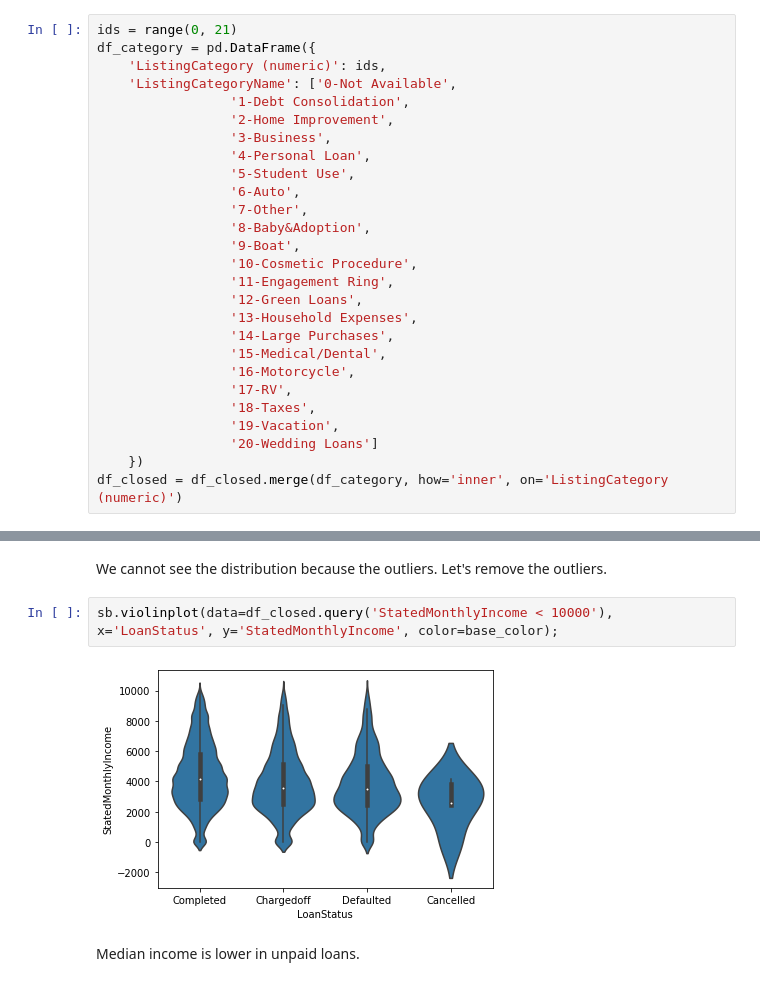
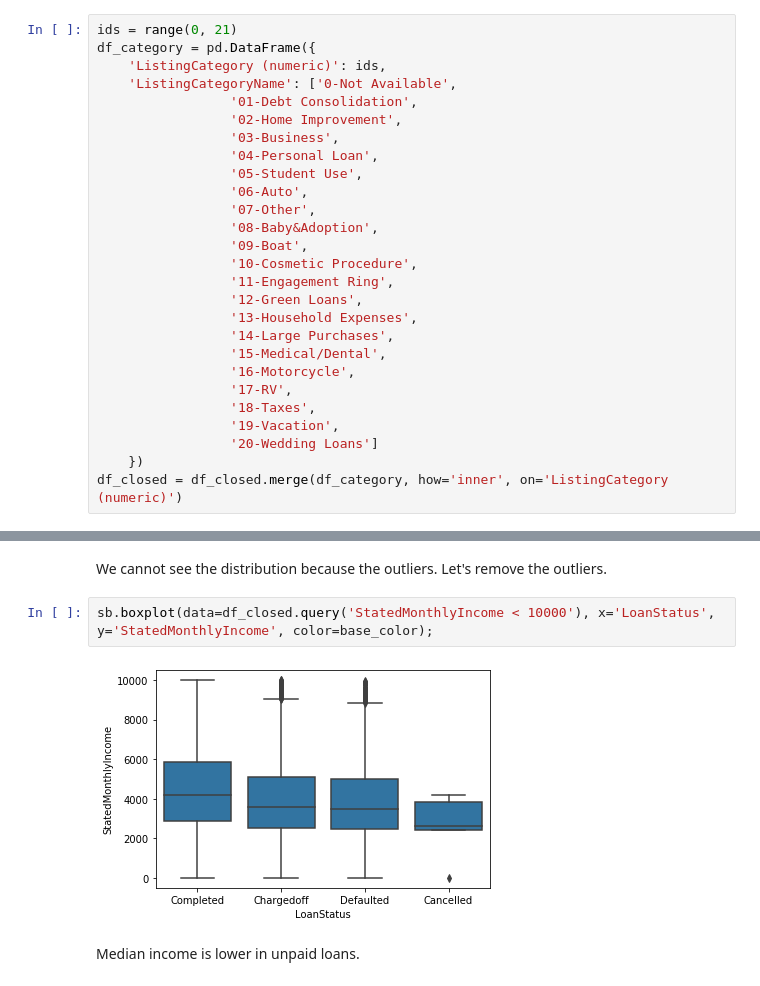
Before and after one commit to eduardoburgoa/prosper-loan, a Jupyter notebook: prosperLoanData_exploration.ipynb, the cells around one changed output, grey strips where cells are left out. Cells and saved outputs as stored; diff of their text form.

```diff
--- a/prosperLoanData_exploration.ipynb
+++ b/prosperLoanData_exploration.ipynb
@@ -128,15 +128,15 @@ ids = range(0, 21)
 df_category = pd.DataFrame({
     'ListingCategory (numeric)': ids,
     'ListingCategoryName': ['0-Not Available',
-                 '1-Debt Consolidation',
-                 '2-Home Improvement',
-                 '3-Business',
-                 '4-Personal Loan',
-                 '5-Student Use',
-                 '6-Auto',
-                 '7-Other',
-                 '8-Baby&Adoption',
-                 '9-Boat',
+                 '01-Debt Consolidation',
+                 '02-Home Improvement',
+                 '03-Business',
+                 '04-Personal Loan',
+                 '05-Student Use',
+                 '06-Auto',
+                 '07-Other',
+                 '08-Baby&Adoption',
+                 '09-Boat',
                  '10-Cosmetic Procedure',
                  '11-Engagement Ring',
                  '12-Green Loans',
@@ -464,9 +464,9 @@ sb.violinplot(data=df_closed, x='LoanStatus', y='StatedMonthlyIncome', color=bas
 # %% [markdown]
 We cannot see the distribution because the outliers. Let's remove the outliers.
 # %%
-sb.violinplot(data=df_closed.query('StatedMonthlyIncome < 10000'), x='LoanStatus', y='StatedMonthlyIncome', color=base_color);
+sb.boxplot(data=df_closed.query('StatedMonthlyIncome < 10000'), x='LoanStatus', y='StatedMonthlyIncome', color=base_color);
 # %% [output]
-[figure, old version]
+[figure, new version]
 # %% [markdown]
 Median income is lower in unpaid loans.
 # %%
```
Also changed, not shown: parts of 13 cells of this notebook.
